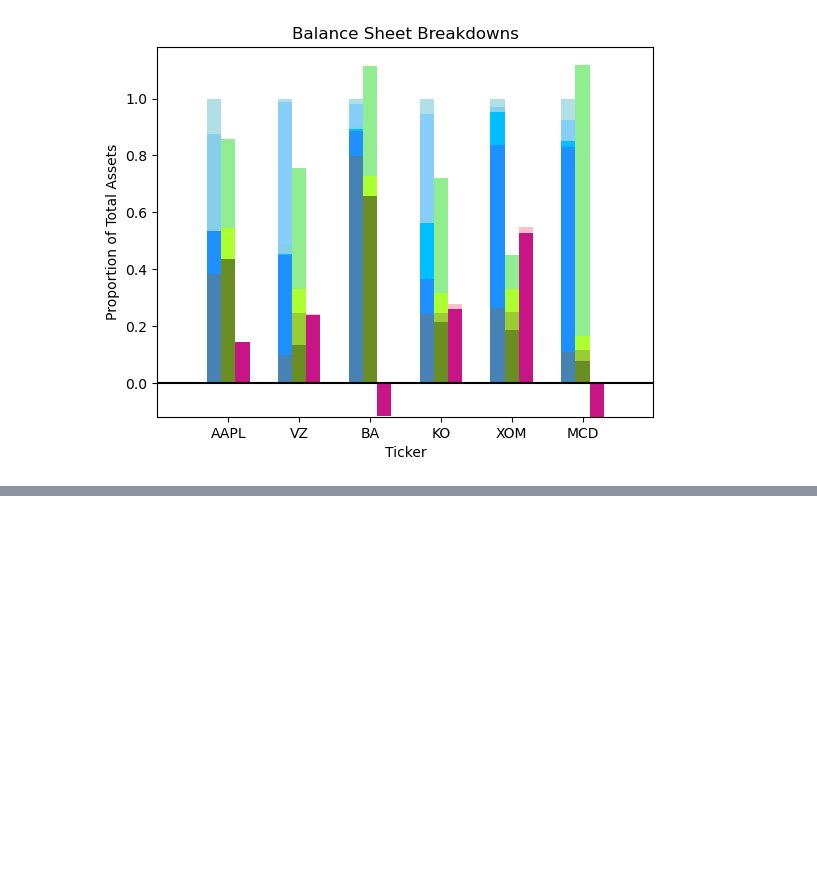
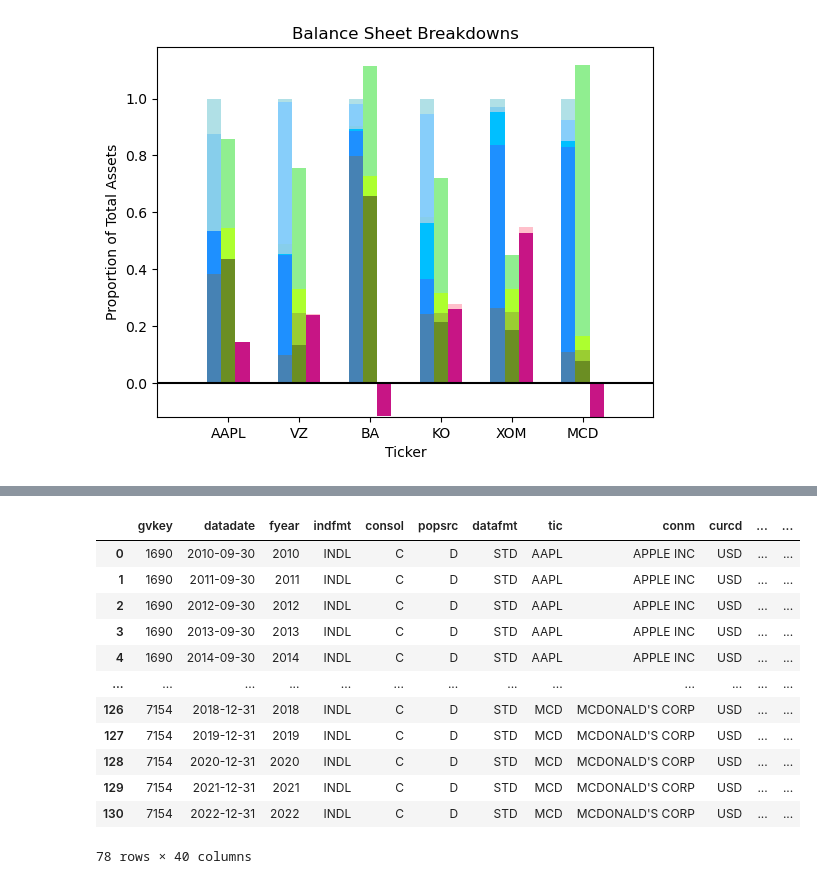
Before and after one commit to pogrebitskiy/FinViz, a Jupyter notebook: viz.ipynb, the cells around one changed output, grey strips where cells are left out. Cells and saved outputs as stored; diff of their text form; code cells hidden in the pictures; blank space fills up the shorter version.

```diff
--- a/viz.ipynb
+++ b/viz.ipynb
@@ -89,3 +89,23 @@ plt.title('Balance Sheet Breakdowns')
 plt.show()
 # %% [output]
 [figure]
+# %%
+df['plot_act'] = df['act'] / df['at']
+df['plot_ppent'] = df['ppent'] / df['at']
+df['plot_ivaeq'] = df['ivaeq'] / df['at']
+df['plot_ivao'] = df['ivao'] / df['at']
+df['plot_intan'] = df['intan'] / df['at']
+df['plot_ao'] = df['ao'] / df['at']
+#print(act, ppent, ivaeq, ivao, intan, ao)
+
+# liability calc
+df['plot_lct'] = df['lct'] / df['at']
+df['plot_txditc'] = df['txditc'] / df['at']
+df['plot_lo'] = df['lo'] / df['at']
+df['plot_dltt'] = df['dltt'] / df['at']
+#print(lct,txditc,lo,dltt)
+
+# equity calc
+df['plot_ceq'] = df['ceq'] / df['at']
+df['plot_pstk'] = df['pstk'] / df['at']
+df['plot_mibn'] = df['mibn'] / df['at']
@@ -91,0 +130,16 @@ plt.show()
+# %%
+df
+# %% [output]
+|  | gvkey | datadate | fyear | indfmt | consol | popsrc | datafmt | tic | conm | curcd | ... | ... |
+| 0 | 1690 | 2010-09-30 | 2010 | INDL | C | D | STD | AAPL | APPLE INC | USD | ... | ... |
+| 1 | 1690 | 2011-09-30 | 2011 | INDL | C | D | STD | AAPL | APPLE INC | USD | ... | ... |
+| 2 | 1690 | 2012-09-30 | 2012 | INDL | C | D | STD | AAPL | APPLE INC | USD | ... | ... |
+| 3 | 1690 | 2013-09-30 | 2013 | INDL | C | D | STD | AAPL | APPLE INC | USD | ... | ... |
+| 4 | 1690 | 2014-09-30 | 2014 | INDL | C | D | STD | AAPL | APPLE INC | USD | ... | ... |
+| ... | ... | ... | ... | ... | ... | ... | ... | ... | ... | ... | ... | ... |
+| 126 | 7154 | 2018-12-31 | 2018 | INDL | C | D | STD | MCD | MCDONALD'S CORP | USD | ... | ... |
+| 127 | 7154 | 2019-12-31 | 2019 | INDL | C | D | STD | MCD | MCDONALD'S CORP | USD | ... | ... |
+| 128 | 7154 | 2020-12-31 | 2020 | INDL | C | D | STD | MCD | MCDONALD'S CORP | USD | ... | ... |
+| 129 | 7154 | 2021-12-31 | 2021 | INDL | C | D | STD | MCD | MCDONALD'S CORP | USD | ... | ... |
+| 130 | 7154 | 2022-12-31 | 2022 | INDL | C | D | STD | MCD | MCDONALD'S CORP | USD | ... | ... |
+78 rows × 40 columns
```
Also changed, not shown: parts of 2 cells of this notebook, 2 other files.
